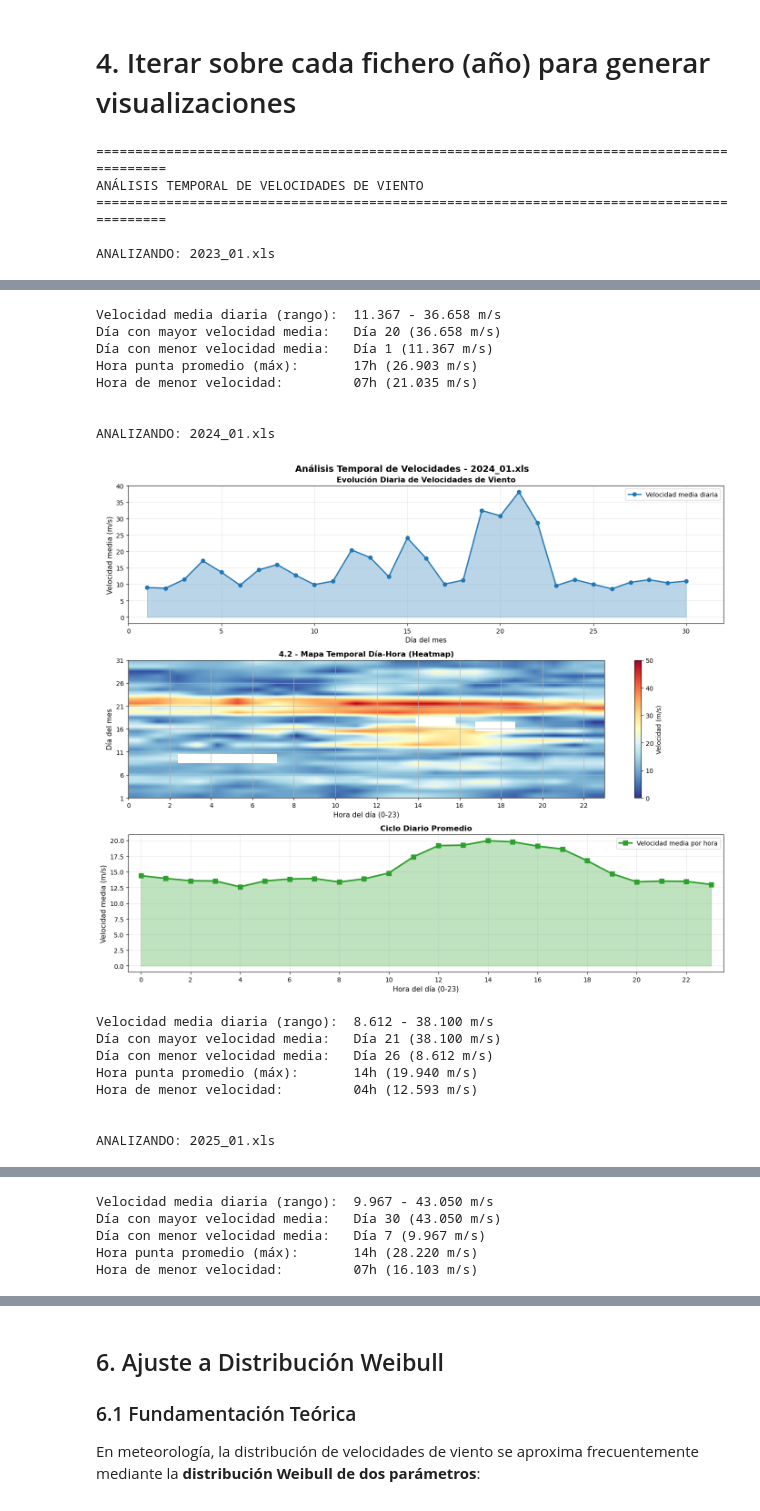
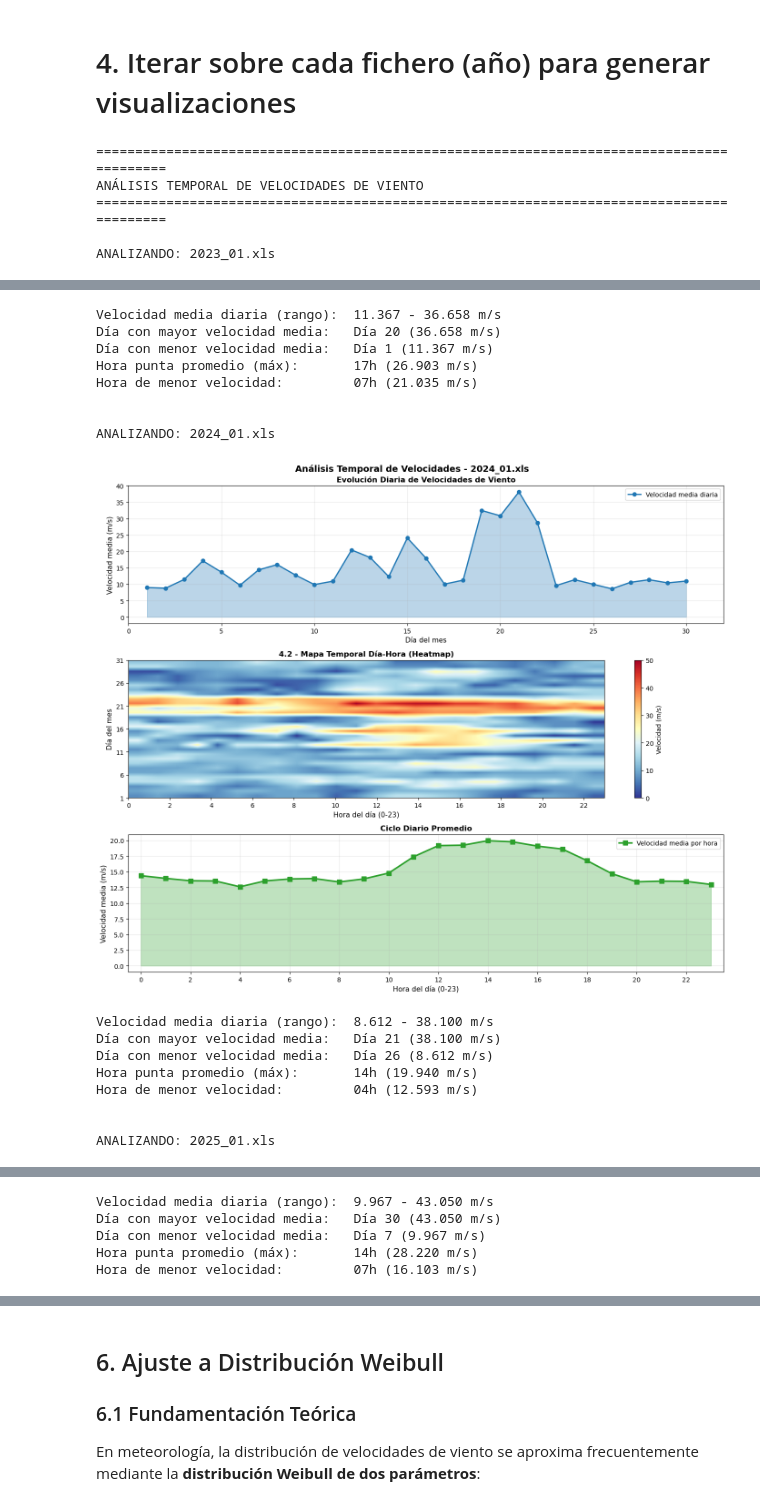
Before and after one commit to Tiago1615/MID_Bloque_3_Trabajo, a Jupyter notebook: Actividad_Tratamiento_de_datos_de_viento/Actividad_Tratamiento_de_datos_de_viento.ipynb, the cells around one changed output, grey strips where cells are left out. Cells and saved outputs as stored; diff of their text form; code cells hidden in the pictures.

```diff
--- a/Actividad_Tratamiento_de_datos_de_viento/Actividad_Tratamiento_de_datos_de_viento.ipynb
+++ b/Actividad_Tratamiento_de_datos_de_viento/Actividad_Tratamiento_de_datos_de_viento.ipynb
@@ -528,8 +605,17 @@ for year_name, df_std in std_datasets.items():
     pivot_data = df_std.pivot_table(values='wind_speed', index='day_of_month',
                                      columns='hour', aggfunc='mean')
 
+    # Rellenar datos faltantes usando interpolación lineal (espacialmente suave)
+    pivot_data_filled = pivot_data.fillna(method='bfill', axis=1).fillna(method='ffill', axis=1)
+    pivot_data_filled = pivot_data_filled.fillna(method='bfill', axis=0).fillna(method='ffill', axis=0)
+
+    # Si aún hay NaN (ej: primero y último), rellenar con la media global
+    if pivot_data_filled.isna().any().any():
+        global_mean = df_std['wind_speed'].mean()
+        pivot_data_filled = pivot_data_filled.fillna(global_mean)
+
     ax2 = axes[1]
-    im = ax2.imshow(pivot_data.values, aspect='auto', cmap='RdYlBu_r', origin='lower',
+    im = ax2.imshow(pivot_data_filled.values, aspect='auto', cmap='RdYlBu_r', origin='lower',
                     extent=[0, 23, 1, 31], interpolation='bilinear')
     ax2.set_xlabel('Hora del día (0-23)', fontsize=11)
     ax2.set_ylabel('Día del mes', fontsize=11)
@@ -551,34 +637,34 @@ for year_name, df_std in std_datasets.items():
     ax3.grid(True, alpha=0.3)
     ax3.set_xlim(-0.5, 23.5)
     ax3.set_xticks(range(0, 24, 2))
     ax3.legend(loc='upper right', fontsize=10)
 
     plt.tight_layout()
     plt.show()
 
     # Resumen estadístico
     print(f"Velocidad media diaria (rango):  {daily_mean.min():.3f} - {daily_mean.max():.3f} m/s")
     print(f"Día con mayor velocidad media:   Día {daily_mean.idxmax()} ({daily_mean.max():.3f} m/s)")
     print(f"Día con menor velocidad media:   Día {daily_mean.idxmin()} ({daily_mean.min():.3f} m/s)")
     print(f"Hora punta promedio (máx):       {hourly_mean.idxmax():02d}h ({hourly_mean.max():.3f} m/s)")
     print(f"Hora de menor velocidad:         {hourly_mean.idxmin():02d}h ({hourly_mean.min():.3f} m/s)")
     print()
 # %% [output]
 ==========================================================================================
 ANÁLISIS TEMPORAL DE VELOCIDADES DE VIENTO
 ==========================================================================================
 
 ANALIZANDO: 2023_01.xls
 [figure]
 Velocidad media diaria (rango):  11.367 - 36.658 m/s
 Día con mayor velocidad media:   Día 20 (36.658 m/s)
 Día con menor velocidad media:   Día 1 (11.367 m/s)
 Hora punta promedio (máx):       17h (26.903 m/s)
 Hora de menor velocidad:         07h (21.035 m/s)
 
 
 ANALIZANDO: 2024_01.xls
-[figure, old version]
+[figure, new version]
 Velocidad media diaria (rango):  8.612 - 38.100 m/s
 Día con mayor velocidad media:   Día 21 (38.100 m/s)
 Día con menor velocidad media:   Día 26 (8.612 m/s)
```
Also changed, not shown: parts of 24 cells of this notebook.
